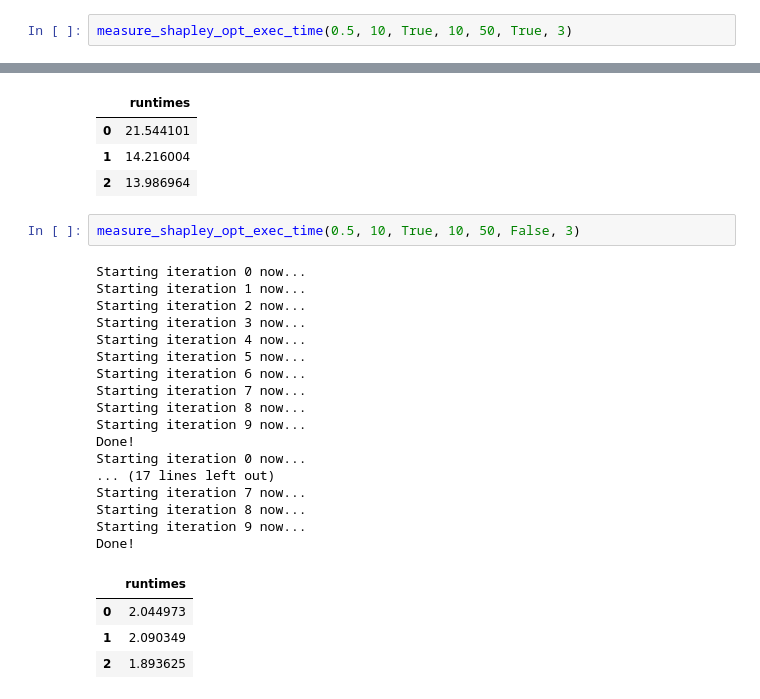
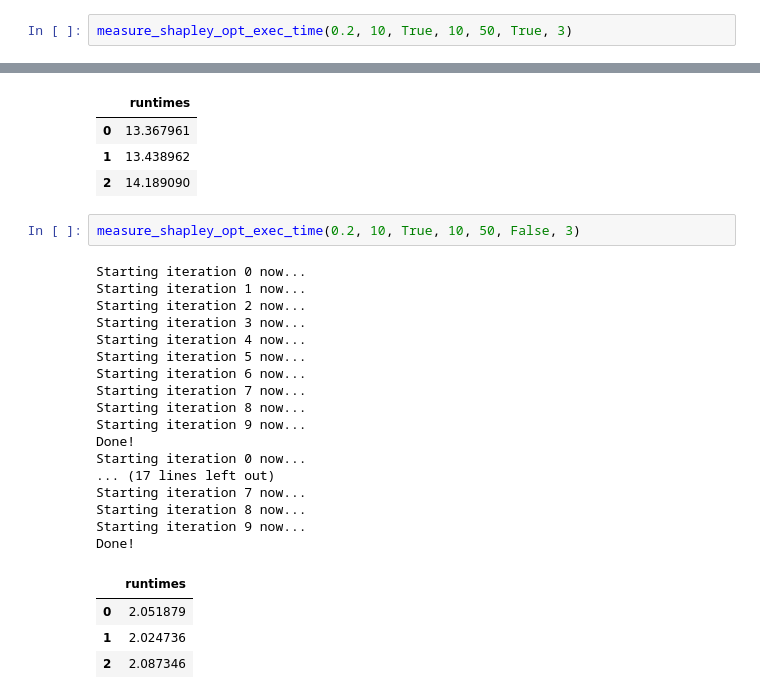
Before and after one commit to stefan-grafberger/deem22-what-if-experiments, a Jupyter notebook: whatif/example_pipelines/shapley_value_experiments.ipynb, the cells around one changed output, grey strips where cells are left out. Saved outputs shown, nothing was run; the diff lists cells and outputs as text.

```diff
--- a/whatif/example_pipelines/shapley_value_experiments.ipynb
+++ b/whatif/example_pipelines/shapley_value_experiments.ipynb
@@ -140,4 +128,4 @@ Done!
 # %%
-measure_shapley_opt_exec_time(0.5, 10, True, 10, 50, True, 3)
+measure_shapley_opt_exec_time(0.2, 10, True, 10, 50, True, 3)
 # %% [output]
 Starting iteration 0 now...
@@ -163,9 +148,9 @@ To enable them in other operations, rebuild TensorFlow with the appropriate comp
 |  | runtimes |
-| 0 | 21.544101 |
-| 1 | 14.216004 |
-| 2 | 13.986964 |
+| 0 | 13.367961 |
+| 1 | 13.438962 |
+| 2 | 14.189090 |
 # %%
-measure_shapley_opt_exec_time(0.5, 10, True, 10, 50, False, 3)
+measure_shapley_opt_exec_time(0.2, 10, True, 10, 50, False, 3)
 # %% [output]
 Starting iteration 0 now...
 Starting iteration 1 now...
@@ -185,9 +170,9 @@ Starting iteration 8 now...
 Starting iteration 9 now...
 Done!
 |  | runtimes |
-| 0 | 2.044973 |
-| 1 | 2.090349 |
-| 2 | 1.893625 |
+| 0 | 2.051879 |
+| 1 | 2.024736 |
+| 2 | 2.087346 |
 # %%
 do_shapley_value_opt(0.2, 10, True, 10, 50, True)
 # %% [output]
```
Also changed, not shown: parts of 8 cells of this notebook, 6 other files.
